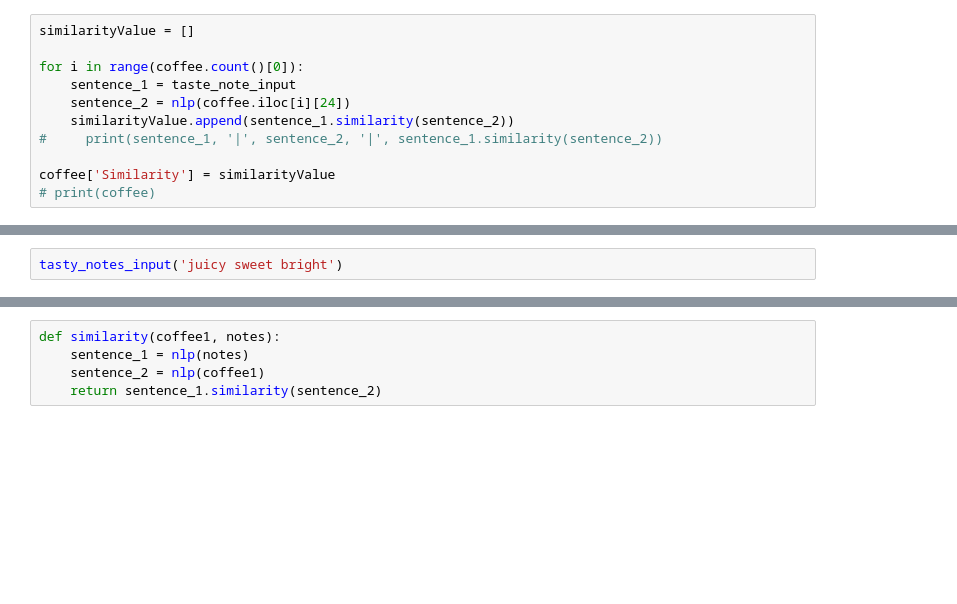
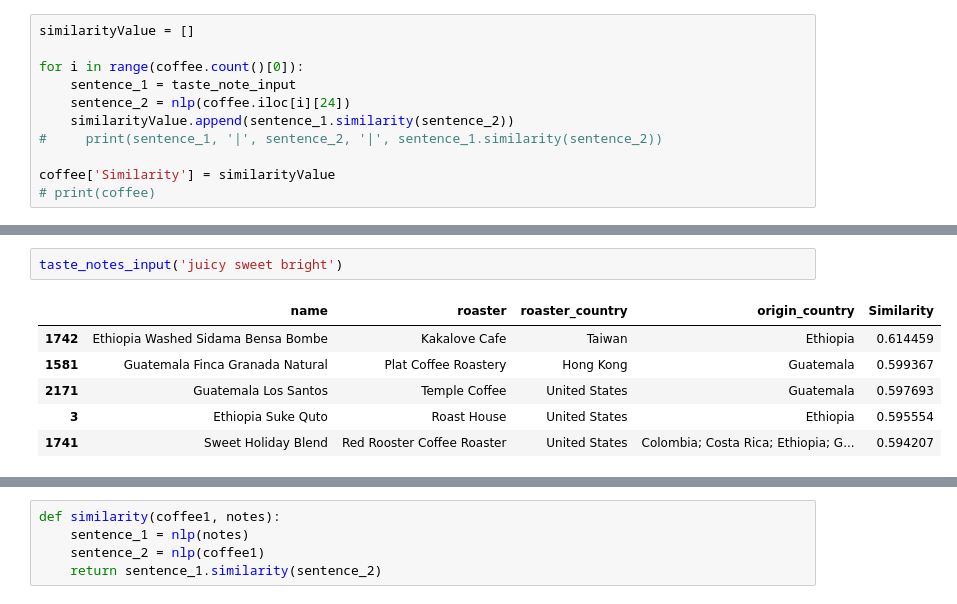
Before and after one commit to cindysoh/coffee_bean_recommender, a Jupyter notebook: code/Modeling.ipynb, the cells around one changed output, grey strips where cells are left out. Drawn from its saved outputs; the diff is of its cells as text; blank space fills up the shorter version.

```diff
--- a/code/Modeling.ipynb
+++ b/code/Modeling.ipynb
@@ -129,3 +119,10 @@ tasty_notes_input('juicy sweet')
 # %%
-tasty_notes_input('juicy sweet bright')
+taste_notes_input('juicy sweet bright')
+# %% [output]
+|  | name | roaster | roaster_country | origin_country | Similarity |
+| 1742 | Ethiopia Washed Sidama Bensa Bombe | Kakalove Cafe | Taiwan | Ethiopia | 0.614459 |
+| 1581 | Guatemala Finca Granada Natural | Plat Coffee Roastery | Hong Kong | Guatemala | 0.599367 |
+| 2171 | Guatemala Los Santos | Temple Coffee | United States | Guatemala | 0.597693 |
+| 3 | Ethiopia Suke Quto | Roast House | United States | Ethiopia | 0.595554 |
+| 1741 | Sweet Holiday Blend | Red Rooster Coffee Roaster | United States | Colombia; Costa Rica; Ethiopia; G... | 0.594207 |
 # %%
```
Also changed, not shown: parts of 26 cells of this notebook.
